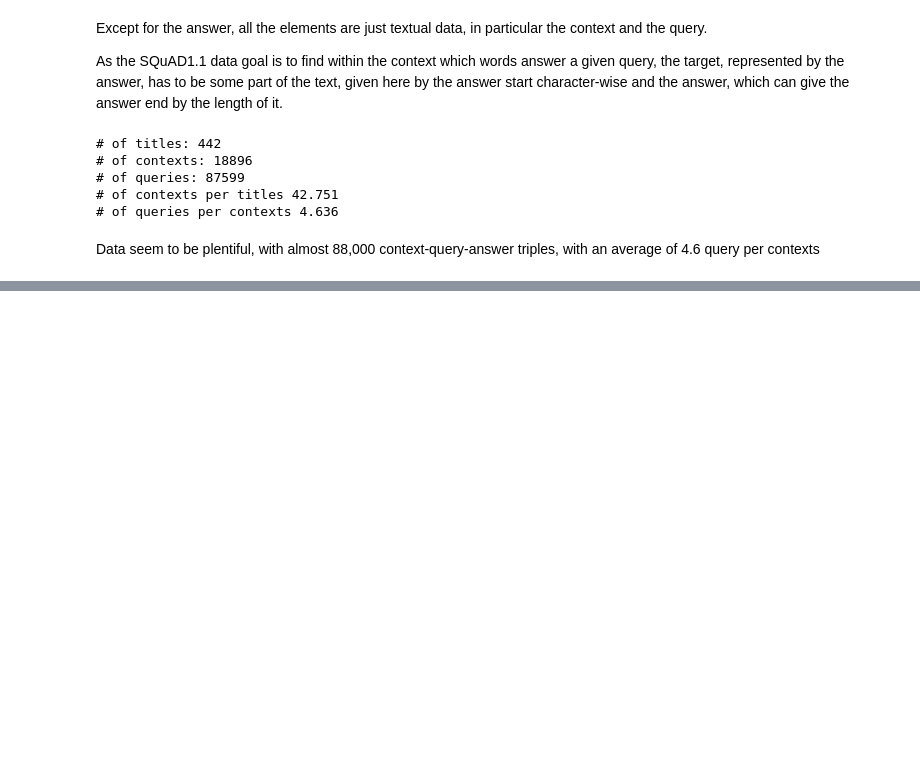
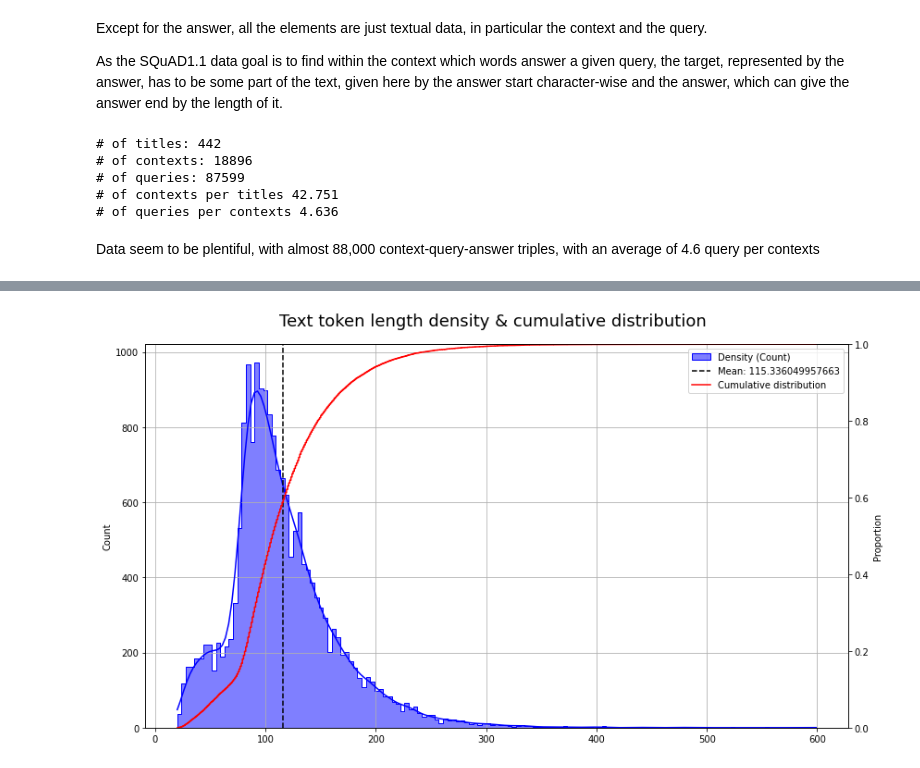
Before and after one commit to PaulBeuran/deepqa, a Jupyter notebook: notebooks/SQuAD1.1 - Data Analysis.ipynb, the cells around one changed output, grey strips where cells are left out. Saved outputs shown, nothing was run; the diff lists cells and outputs as text; code cells hidden in the pictures; blank space fills up the shorter version.

```diff
--- a/notebooks/SQuAD1.1 - Data Analysis.ipynb
+++ b/notebooks/SQuAD1.1 - Data Analysis.ipynb
@@ -149,0 +195,6 @@ plt.show()
+# %%
+analysis.text_token_length_distribution_plot(contexts)
+plt.tight_layout()
+plt.show()
+# %% [output]
+[figure, added]
```
Also changed, not shown: parts of 13 cells of this notebook, 2 other files.
